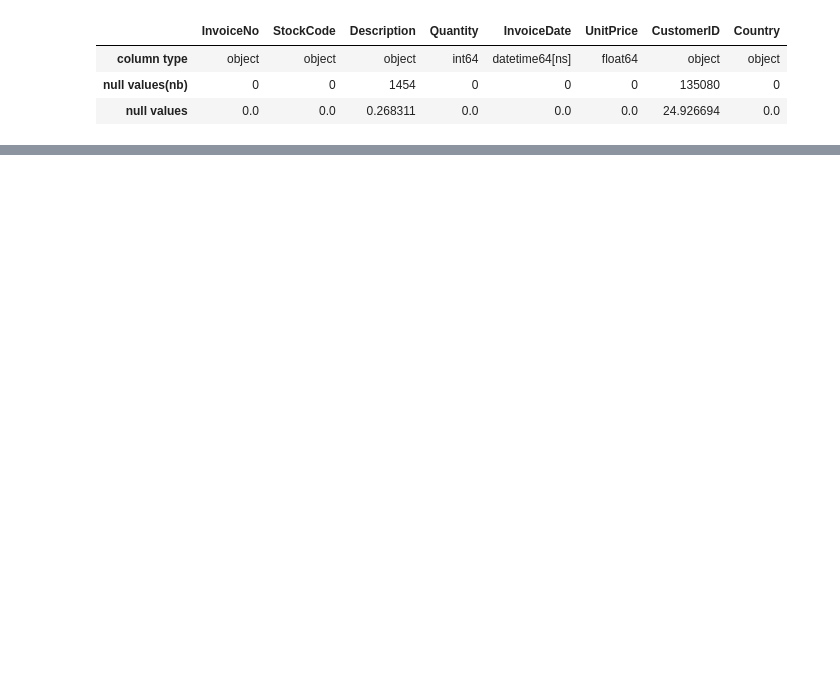
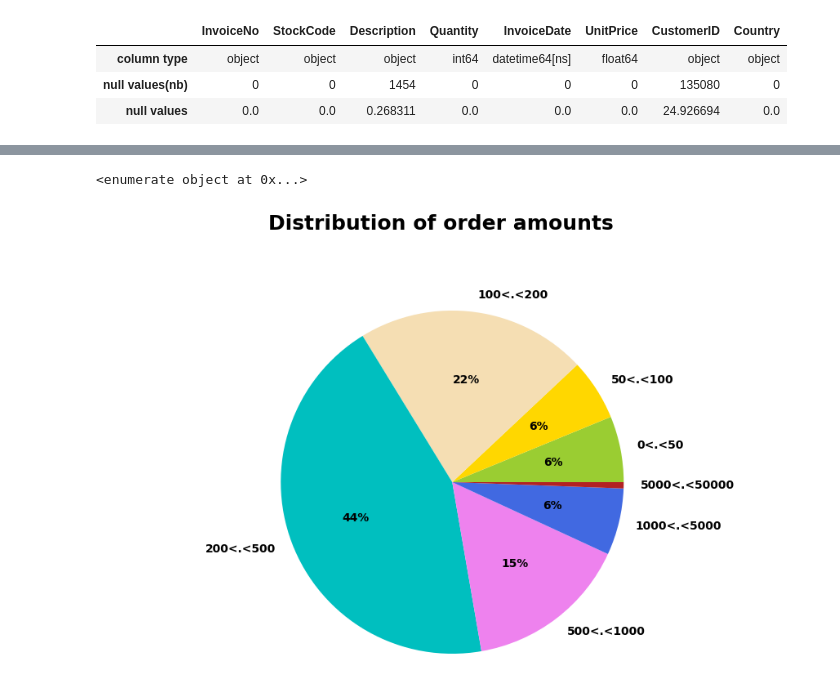
Before and after one commit to Znoywho/CustomerSegementation-the-first-DS-project-, a Jupyter notebook: research.ipynb, the cells around one changed output, grey strips where cells are left out. Drawn from its saved outputs; the diff is of its cells as text; code cells hidden in the pictures; blank space fills up the shorter version.

```diff
--- a/research.ipynb
+++ b/research.ipynb
@@ -88,0 +476,3 @@ col_info.head()
+# %%
+df_cleaned['TotalPrice'] = df_cleaned['UnitPrice'] * (df_cleaned['Quantity'] - df_cleaned['QuantityCanceled'])
+df_cleaned.sort_values('CustomerID')[:5]
@@ -88,0 +506,3 @@ col_info.head()
+# %%
+df_cleaned['InvoiceDate_int'] = df_cleaned['InvoiceDate'].astype('int64')
+df_cleaned[:5]
@@ -88,0 +516,13 @@ col_info.head()
+# %%
+temp_sum = df_cleaned.groupby(by=['CustomerID', 'InvoiceNo'], as_index=False)['TotalPrice'].sum()
+basket_price = temp_sum.rename(columns = {'TotalPrice':'Basket Price'})
+
+# date of the order
+df_cleaned['InvoiceDate_int'] = df_cleaned['InvoiceDate'].astype('int64')
+temp_date = df_cleaned.groupby(by=['CustomerID', 'InvoiceNo'], as_index=False)['InvoiceDate_int'].mean()
+df_cleaned.drop('InvoiceDate_int', axis = 1, inplace = True)
+basket_price.loc[:, 'InvoiceDate'] = pd.to_datetime(temp_date['InvoiceDate_int'])
+
+# selection of significant entries:
+basket_price = basket_price[basket_price['Basket Price'] > 0]
+basket_price.sort_values('CustomerID')[:6]
@@ -88,0 +560,32 @@ col_info.head()
+# %%
+nice = [23, 4, 56, 7, 89, 0.45, 56]
+print(enumerate(nice))
+# %% [output]
+<enumerate object at 0x...>
+# %%
+price_range = [0, 50, 100, 200, 500, 1000, 5000, 50000]
+
+count_price = []
+
+for i, price in enumerate(price_range):
+    if i == 0: continue
+    val = basket_price[(basket_price['Basket Price'] < price) &
+                       (basket_price['Basket Price'] > price_range[i-1])]['Basket Price'].count()
+    count_price.append(val)
+
+
+
+# Representation of the number of purchases / amount
+plt.rc('font', weight='bold')
+f, ax = plt.subplots(figsize=(11, 6))
+colors = ['yellowgreen', 'gold', 'wheat', 'c', 'violet', 'royalblue','firebrick']
+labels = [ '{}<.<{}'.format(price_range[i-1], s) for i,s in enumerate(price_range) if i != 0]
+sizes  = count_price
+explode = [0.0 if sizes[i] < 100 else 0.0 for i in range(len(sizes))]
+ax.pie(sizes, explode = explode, labels=labels, colors = colors,
+       autopct = lambda x:'{:1.0f}%'.format(x) if x > 1 else '',
+       shadow = False, startangle=0)
+ax.axis('equal')
+f.text(0.5, 1.01, "Distribution of order amounts", ha='center', fontsize = 18);
+# %% [output]
+[figure, added]
```
Also changed, not shown: parts of 51 cells of this notebook, 2 other files.
